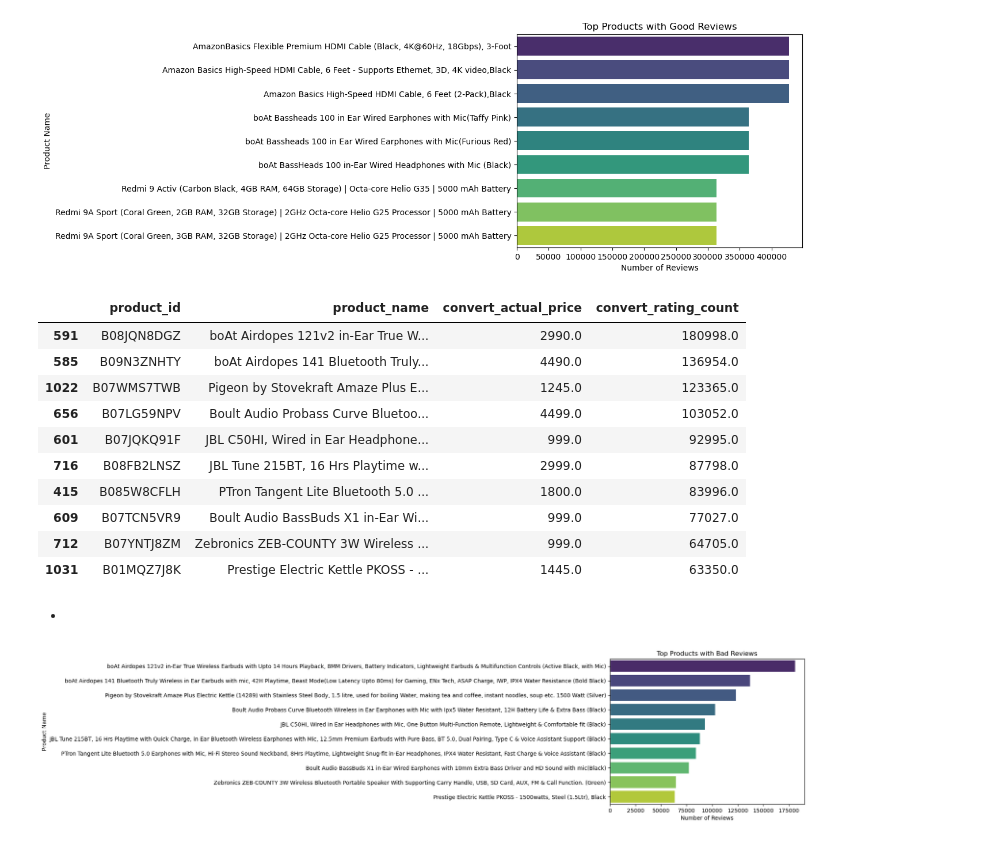
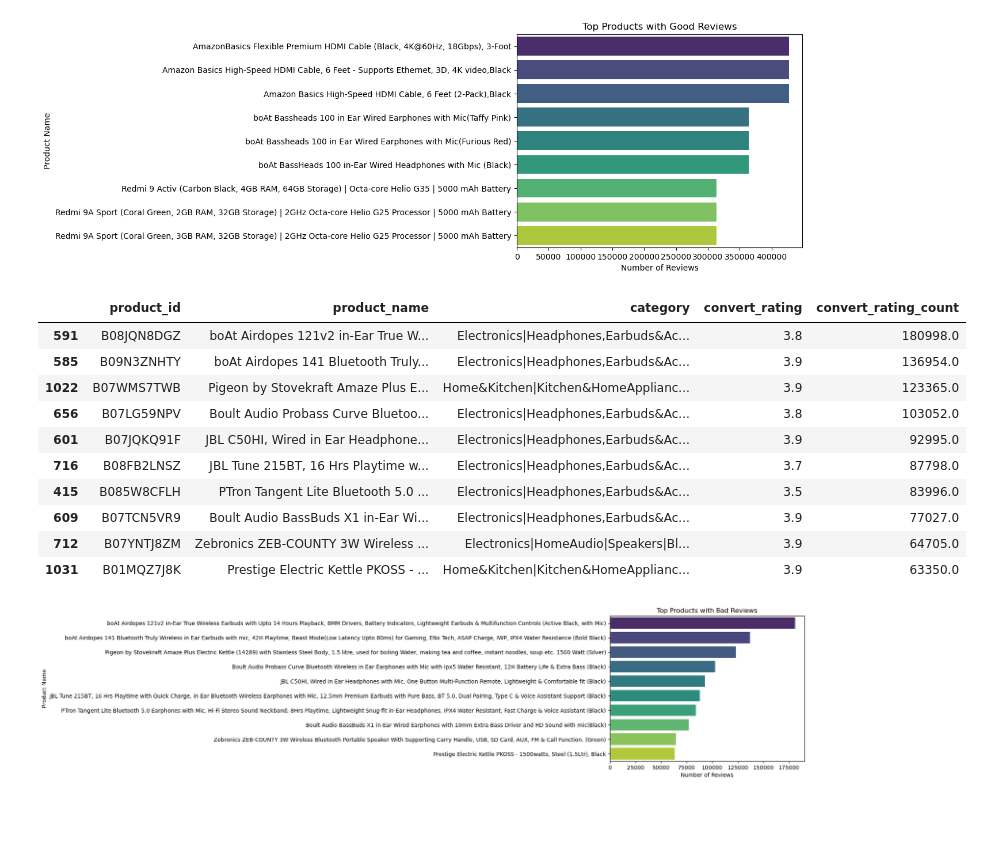
Before and after one commit to calvinhoang203/Analysis-of-Amazon-Sales-Trend, a Jupyter notebook: Amazon Sales Trend.ipynb, the cells around one changed output. Saved outputs shown, nothing was run; the diff lists cells and outputs as text; code cells hidden in the pictures; blank space fills up the shorter version.

```diff
--- a/Amazon Sales Trend.ipynb
+++ b/Amazon Sales Trend.ipynb
@@ -604,23 +603,21 @@ plt.show()
 # %%
 bad_reviews = amazon_data[amazon_data['convert_rating'] < 4]
 bad_reviews = bad_reviews.sort_values(by = 'convert_rating', ascending=True)
 bad_reviews = bad_reviews.sort_values(by = 'convert_rating_count', ascending=False)
-certain_products_with_bad_reviews = bad_reviews.iloc[0:10,[0,1,18,16]]
+certain_products_with_bad_reviews = bad_reviews.iloc[0:10,[0,1,2,17,16]]
 certain_products_with_bad_reviews
 # %% [output]
-|  | product_id | product_name | convert_actual_price | convert_rating_count |
-| 591 | B08JQN8DGZ | boAt Airdopes 121v2 in-Ear True W... | 2990.0 | 180998.0 |
-| 585 | B09N3ZNHTY | boAt Airdopes 141 Bluetooth Truly... | 4490.0 | 136954.0 |
-| 1022 | B07WMS7TWB | Pigeon by Stovekraft Amaze Plus E... | 1245.0 | 123365.0 |
-| 656 | B07LG59NPV | Boult Audio Probass Curve Bluetoo... | 4499.0 | 103052.0 |
-| 601 | B07JQKQ91F | JBL C50HI, Wired in Ear Headphone... | 999.0 | 92995.0 |
-| 716 | B08FB2LNSZ | JBL Tune 215BT, 16 Hrs Playtime w... | 2999.0 | 87798.0 |
-| 415 | B085W8CFLH | PTron Tangent Lite Bluetooth 5.0 ... | 1800.0 | 83996.0 |
-| 609 | B07TCN5VR9 | Boult Audio BassBuds X1 in-Ear Wi... | 999.0 | 77027.0 |
-| 712 | B07YNTJ8ZM | Zebronics ZEB-COUNTY 3W Wireless ... | 999.0 | 64705.0 |
-| 1031 | B01MQZ7J8K | Prestige Electric Kettle PKOSS - ... | 1445.0 | 63350.0 |
+|  | product_id | product_name | category | convert_rating | convert_rating_count |
+| 591 | B08JQN8DGZ | boAt Airdopes 121v2 in-Ear True W... | Electronics|Headphones,Earbuds&Ac... | 3.8 | 180998.0 |
+| 585 | B09N3ZNHTY | boAt Airdopes 141 Bluetooth Truly... | Electronics|Headphones,Earbuds&Ac... | 3.9 | 136954.0 |
+| 1022 | B07WMS7TWB | Pigeon by Stovekraft Amaze Plus E... | Home&Kitchen|Kitchen&HomeApplianc... | 3.9 | 123365.0 |
+| 656 | B07LG59NPV | Boult Audio Probass Curve Bluetoo... | Electronics|Headphones,Earbuds&Ac... | 3.8 | 103052.0 |
+| 601 | B07JQKQ91F | JBL C50HI, Wired in Ear Headphone... | Electronics|Headphones,Earbuds&Ac... | 3.9 | 92995.0 |
+| 716 | B08FB2LNSZ | JBL Tune 215BT, 16 Hrs Playtime w... | Electronics|Headphones,Earbuds&Ac... | 3.7 | 87798.0 |
+| 415 | B085W8CFLH | PTron Tangent Lite Bluetooth 5.0 ... | Electronics|Headphones,Earbuds&Ac... | 3.5 | 83996.0 |
+| 609 | B07TCN5VR9 | Boult Audio BassBuds X1 in-Ear Wi... | Electronics|Headphones,Earbuds&Ac... | 3.9 | 77027.0 |
+| 712 | B07YNTJ8ZM | Zebronics ZEB-COUNTY 3W Wireless ... | Electronics|HomeAudio|Speakers|Bl... | 3.9 | 64705.0 |
+| 1031 | B01MQZ7J8K | Prestige Electric Kettle PKOSS - ... | Home&Kitchen|Kitchen&HomeApplianc... | 3.9 | 63350.0 |
-# %% [markdown]
--
 # %%
 # Bar plot for products with bad reviews
 sns.barplot(x='convert_rating_count', y='product_name', data=certain_products_with_bad_reviews, palette='viridis')
```
Also changed, not shown: parts of 17 cells of this notebook.
